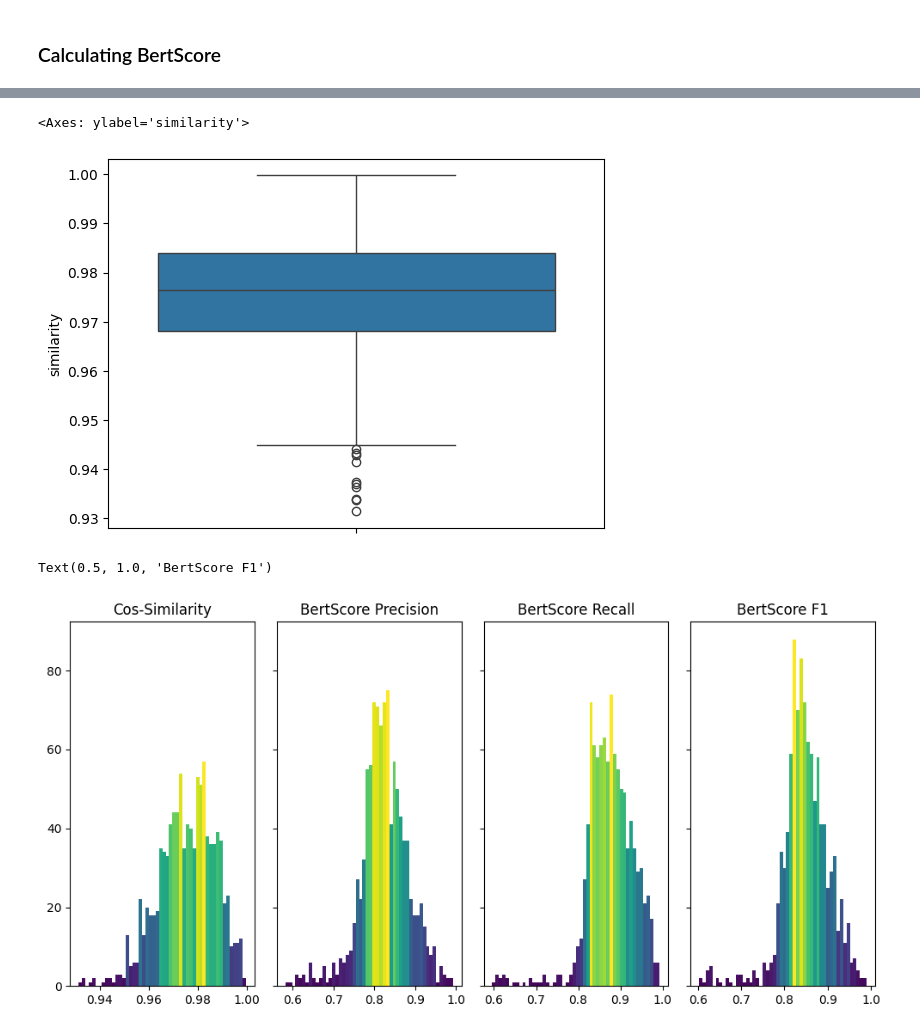
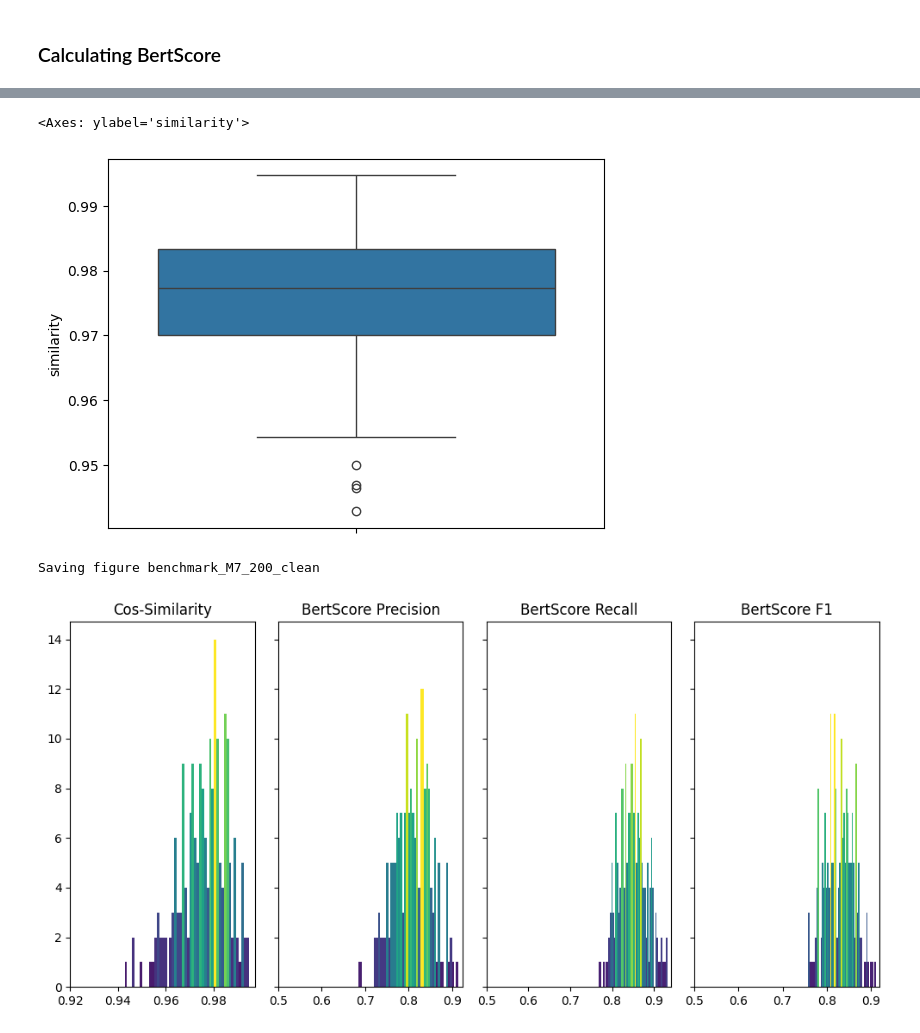
Before and after one commit to marc1971/Assignement-Module4-CAS-NLP, a Jupyter notebook: final_project_main.ipynb, the cells around one changed output, grey strips where cells are left out. Saved outputs shown, nothing was run; the diff lists cells and outputs as text; code cells hidden in the pictures.

```diff
--- a/final_project_main.ipynb
+++ b/final_project_main.ipynb
@@ -51,6 +51,16 @@ from langchain.prompts import PromptTemplate
 from langchain.schema.runnable import RunnablePassthrough
 from langchain.llms import HuggingFacePipeline
 from langchain.chains import LLMChain
+# %%
+def save_fig(fig_id, tight_layout=True, fig_extension="png", resolution=300):
+    path = os.path.join(IMAGES_PATH, fig_id + "." + fig_extension)
+    print("Saving figure", fig_id)
+    if tight_layout:
+        plt.tight_layout()
+    plt.savefig(path, format=fig_extension, dpi=resolution)
+
+
+IMAGES_PATH = '/content/drive/My Drive/ColabNotebooks/CAS_NLP_final_project/plots/'
 # %% [markdown]
 ### Load quantized Mistal 8x7B
 # %%
@@ -580,7 +690,7 @@ print(mean_BSC_pre, mean_BSC_rec, mean_BSC_f1)
 # %%
 import pandas as pd
 
-df_pred2 = pd.read_excel(r"/content/drive/My Drive/ColabNotebooks/CAS_NLP_final_project/QA_pred2.xlsx")
+df_pred2 = pd.read_excel(r"/content/drive/My Drive/ColabNotebooks/CAS_NLP_final_project/QA_pred3.xlsx")
 # %%
 import numpy as np
 
@@ -669,7 +773,17 @@ sns.boxplot(y=df_pred2["BSC_f1"])
 sns.boxplot(y=df_pred2["similarity"])
 # %% [output]
 <Axes: ylabel='similarity'>
-[figure, old version]
+[figure, new version]
+# %%
+def save_fig(fig_id, tight_layout=True, fig_extension="png", resolution=300):
+    path = os.path.join(IMAGES_PATH, fig_id + "." + fig_extension)
+    print("Saving figure", fig_id)
+    if tight_layout:
+        plt.tight_layout()
+    plt.savefig(path, format=fig_extension, dpi=resolution)
+
+
+IMAGES_PATH = '/content/drive/My Drive/ColabNotebooks/CAS_NLP_final_project/plots/'
 # %%
 import matplotlib.pyplot as plt
 
@@ -728,32 +842,44 @@ N3, bins3, patches3 = axs[2].hist(x3, bins=n_bins)
 fracs3 = N3 / N3.max()
 
 # we need to normalize the data to 0..1 for the full range of the colormap
 norm3 = colors.Normalize(fracs3.min(), fracs3.max())
 
 # Now, we'll loop through our objects and set the color of each accordingly
 for thisfrac, thispatch in zip(fracs3, patches3):
     color = plt.cm.viridis(norm3(thisfrac))
     thispatch.set_facecolor(color)
 
 # N is the count in each bin, bins is the lower-limit of the bin
 N4, bins4, patches4 = axs[3].hist(x4, bins=n_bins)
 
 
 # We'll color code by height, but you could use any scalar
 fracs4 = N4 / N4.max()
 
 # we need to normalize the data to 0..1 for the full range of the colormap
 norm4 = colors.Normalize(fracs4.min(), fracs4.max())
 
 # Now, we'll loop through our objects and set the color of each accordingly
 for thisfrac, thispatch in zip(fracs4, patches4):
     color = plt.cm.viridis(norm4(thisfrac))
     thispatch.set_facecolor(color)
 
+xticks = np.arange(0.5, 1, 0.1)
+
+
 axs[0].set_title('Cos-Similarity')
+axs[0].set_xticks(np.arange(0.92, 1, 0.02))
+
 axs[1].set_title('BertScore Precision')
+axs[1].set_xticks(xticks)
+
 axs[2].set_title('BertScore Recall')
+axs[2].set_xticks(xticks)
+
 axs[3].set_title('BertScore F1')
+axs[3].set_xticks(xticks)
+
+save_fig('benchmark_M7_200_clean')
 # %% [output]
-Text(0.5, 1.0, 'BertScore F1')
+Saving figure benchmark_M7_200_clean
-[figure, old version]
+[figure, new version]
```
Also changed, not shown: parts of 44 cells of this notebook.
